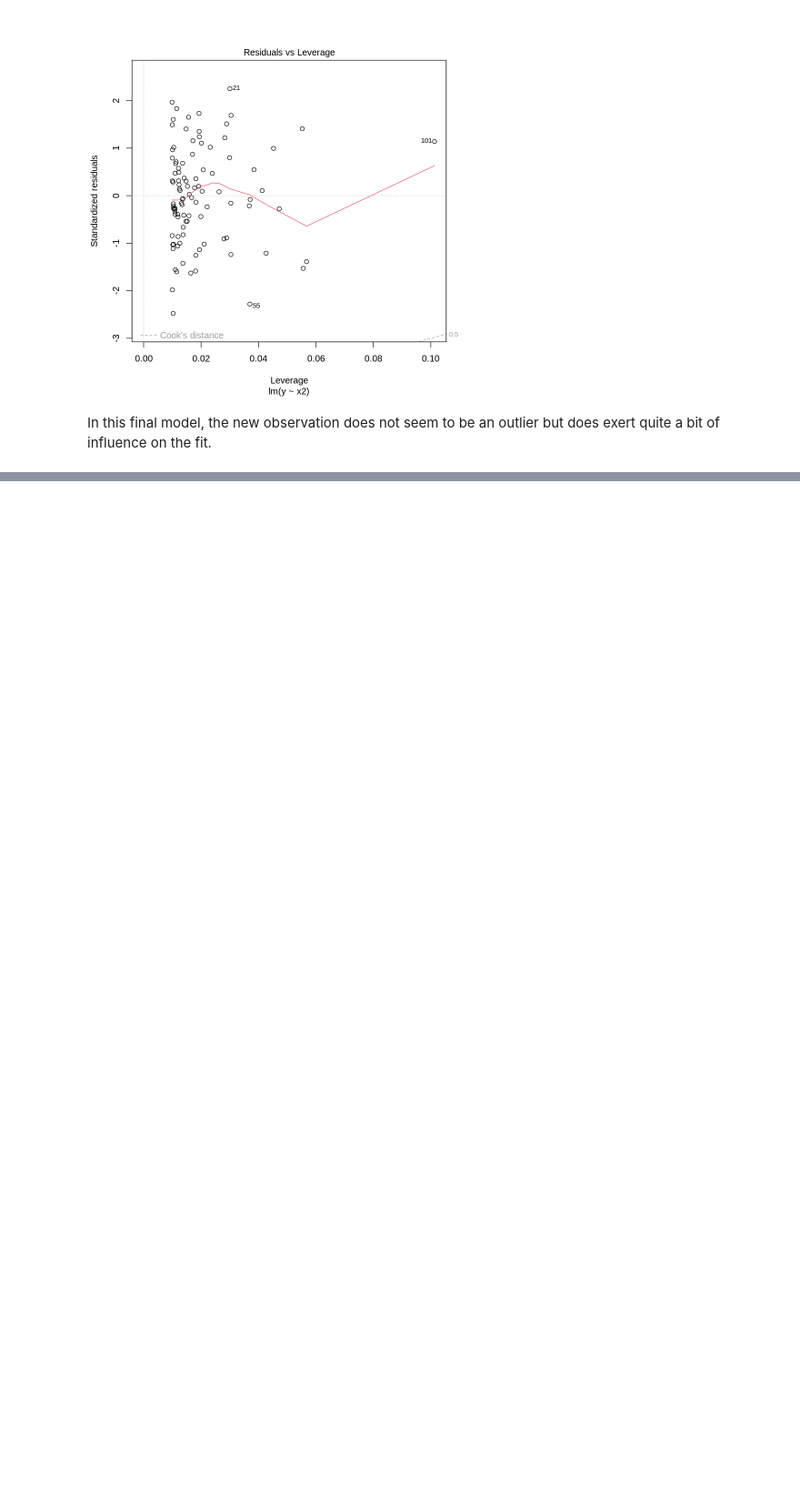
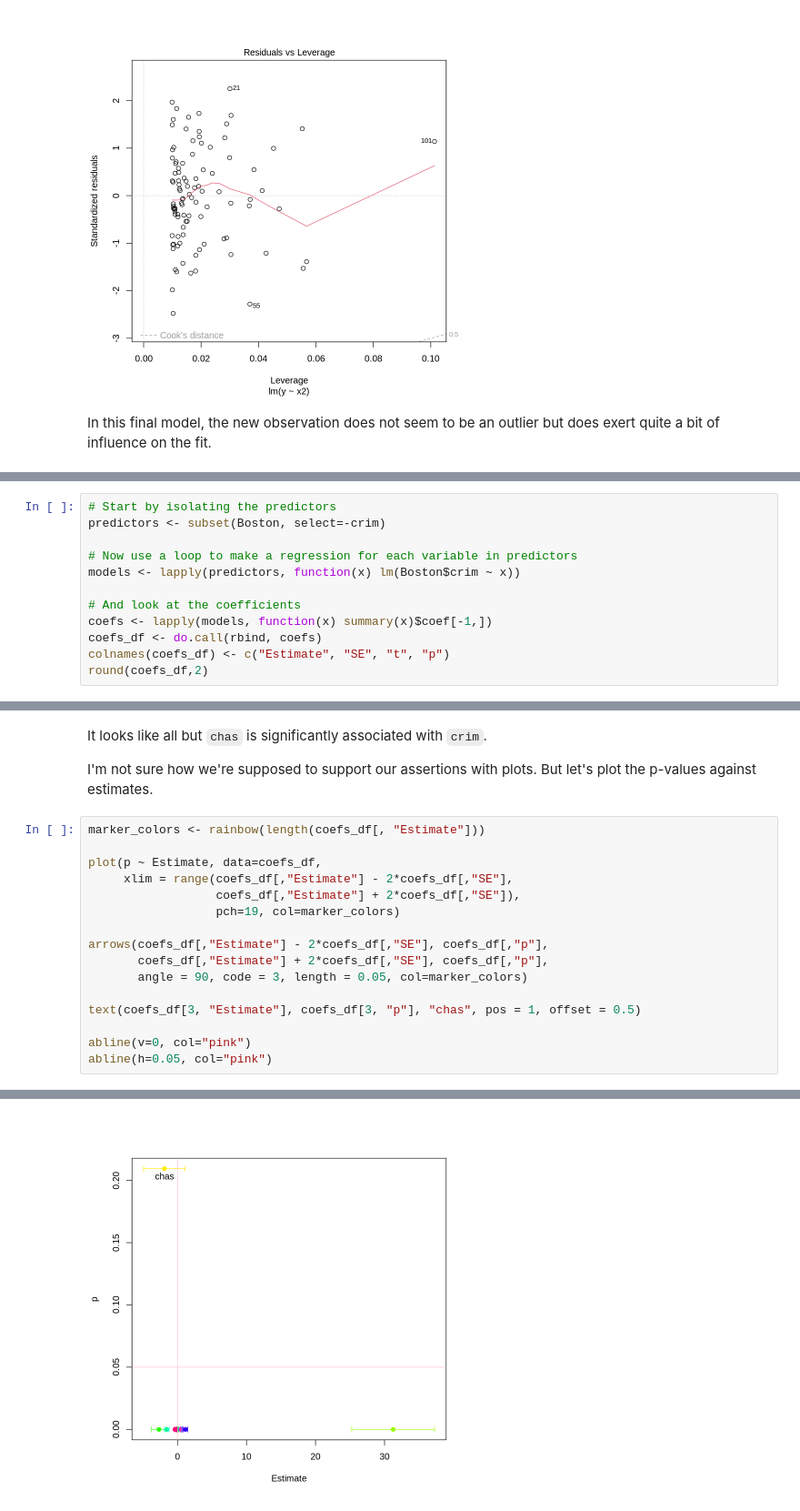
Before and after one commit to nicklausmillican/ISLR_R, a Jupyter notebook: ISLR_R_Ch3.ipynb, the cells around one changed output, grey strips where cells are left out. Shown at 91% size. Cells and saved outputs as stored; diff of their text form; blank space fills up the shorter version.

```diff
--- a/ISLR_R_Ch3.ipynb
+++ b/ISLR_R_Ch3.ipynb
@@ -1371,0 +1415,12 @@ In this final model, the new observation does not seem to be an outlier but does
+# %%
+# Start by isolating the predictors
+predictors <- subset(Boston, select=-crim)
+
+# Now use a loop to make a regression for each variable in predictors
+models <- lapply(predictors, function(x) lm(Boston$crim ~ x))
+
+# And look at the coefficients
+coefs <- lapply(models, function(x) summary(x)$coef[-1,])
+coefs_df <- do.call(rbind, coefs)
+colnames(coefs_df) <- c("Estimate", "SE", "t", "p")
+round(coefs_df,2)
@@ -1371,0 +1443,21 @@ In this final model, the new observation does not seem to be an outlier but does
+# %% [markdown]
+It looks like all but `chas` is significantly associated with `crim`.
+
+I'm not sure how we're supposed to support our assertions with plots.  But let's plot the p-values against estimates.
+# %%
+marker_colors <- rainbow(length(coefs_df[, "Estimate"]))
+
+plot(p ~ Estimate, data=coefs_df,
+     xlim = range(coefs_df[,"Estimate"] - 2*coefs_df[,"SE"],
+                  coefs_df[,"Estimate"] + 2*coefs_df[,"SE"]),
+                  pch=19, col=marker_colors)
+
+arrows(coefs_df[,"Estimate"] - 2*coefs_df[,"SE"], coefs_df[,"p"],
+       coefs_df[,"Estimate"] + 2*coefs_df[,"SE"], coefs_df[,"p"],
+       angle = 90, code = 3, length = 0.05, col=marker_colors)
+
+text(coefs_df[3, "Estimate"], coefs_df[3, "p"], "chas", pos = 1, offset = 0.5)
+
+abline(v=0, col="pink")
+abline(h=0.05, col="pink")
+# %% [output]
@@ -1371,0 +1466 @@ In this final model, the new observation does not seem to be an outlier but does
+[figure, added]
```
Also changed, not shown: parts of 15 cells of this notebook.
